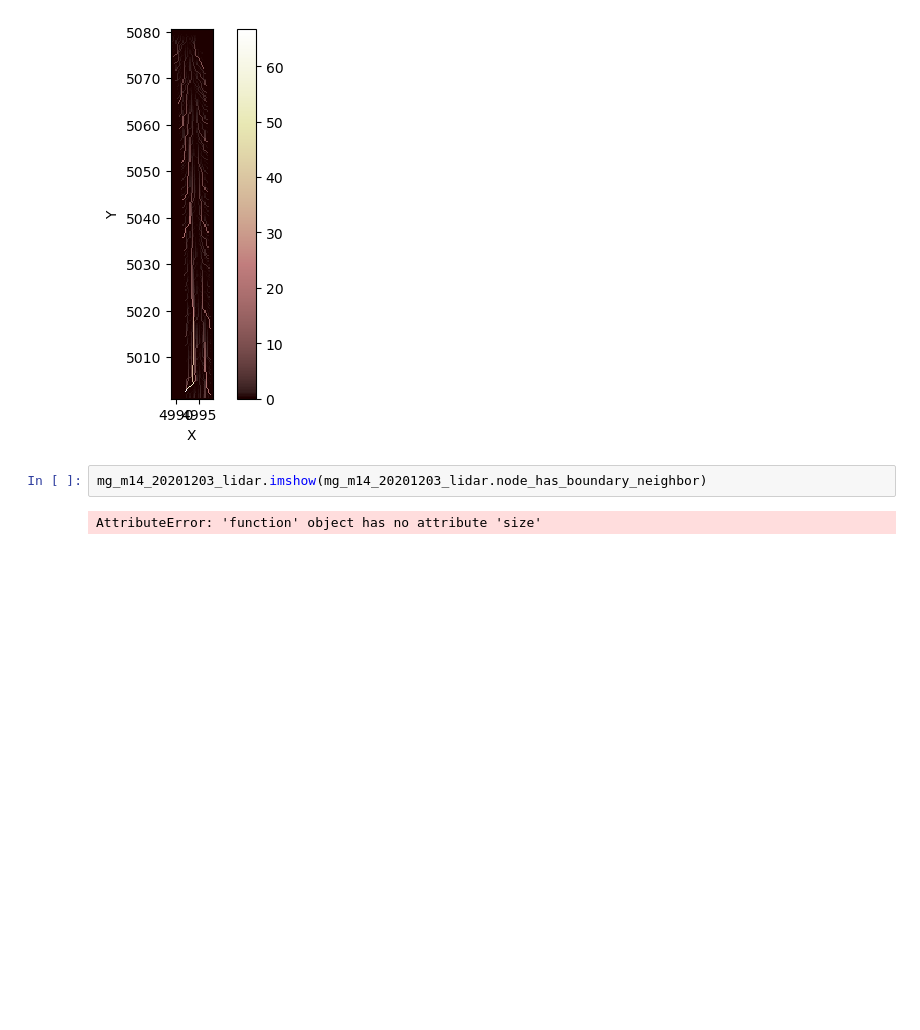
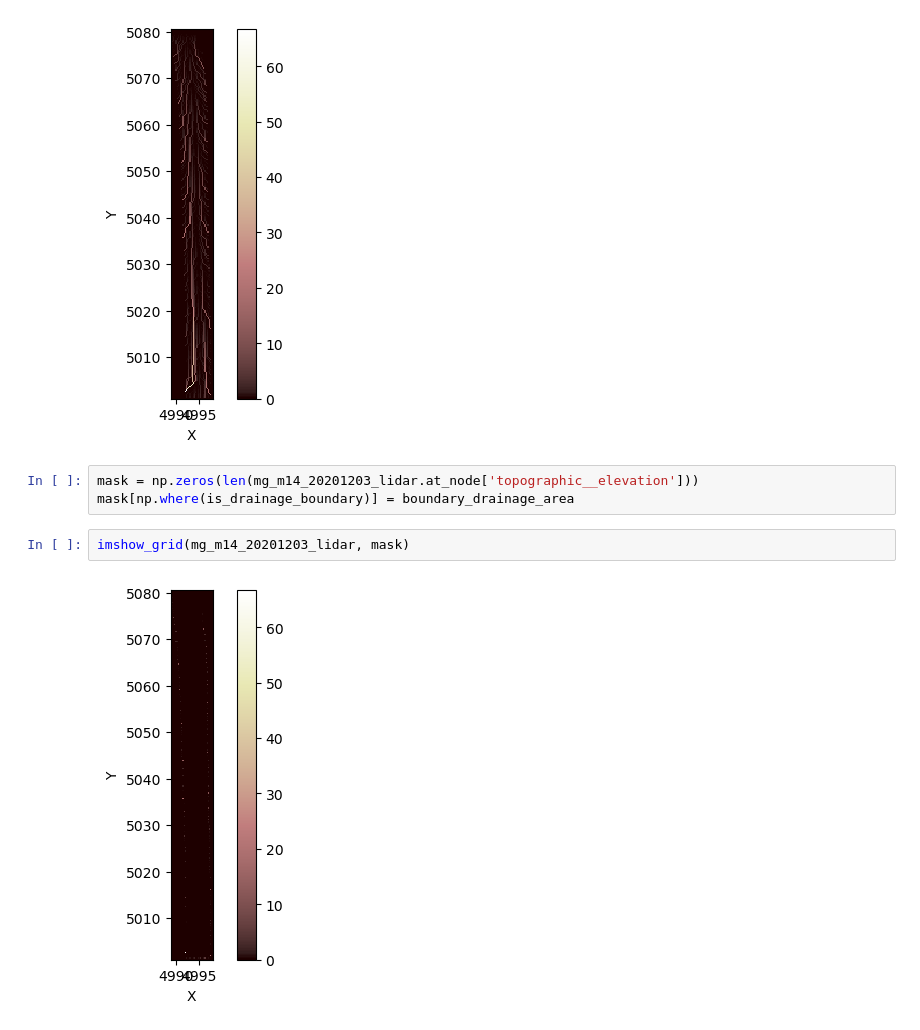
Before and after one commit to amanaster2/ll_micro, a Jupyter notebook: flowAccumulation.ipynb, the cells around one changed output. Saved outputs shown, nothing was run; the diff lists cells and outputs as text; blank space fills up the shorter version.

Commit message:
Creating mask for side drainage areas

```diff
--- a/flowAccumulation.ipynb
+++ b/flowAccumulation.ipynb
@@ -226,7 +198,10 @@ boundary_drainage_area.size
 mg_m14_20201203_lidar.imshow(mg_m14_20201203_lidar.at_node['drainage_area'])
 # %% [output]
 [figure]
-# %%
-mg_m14_20201203_lidar.imshow(mg_m14_20201203_lidar.node_has_boundary_neighbor)
-# %% [output]
-AttributeError: 'function' object has no attribute 'size'
+# %%
+mask = np.zeros(len(mg_m14_20201203_lidar.at_node['topographic__elevation']))
+mask[np.where(is_drainage_boundary)] = boundary_drainage_area
+# %%
+imshow_grid(mg_m14_20201203_lidar, mask)
+# %% [output]
+[figure, added]
```
Also changed, not shown: parts of 5 cells of this notebook, 1 other file.
